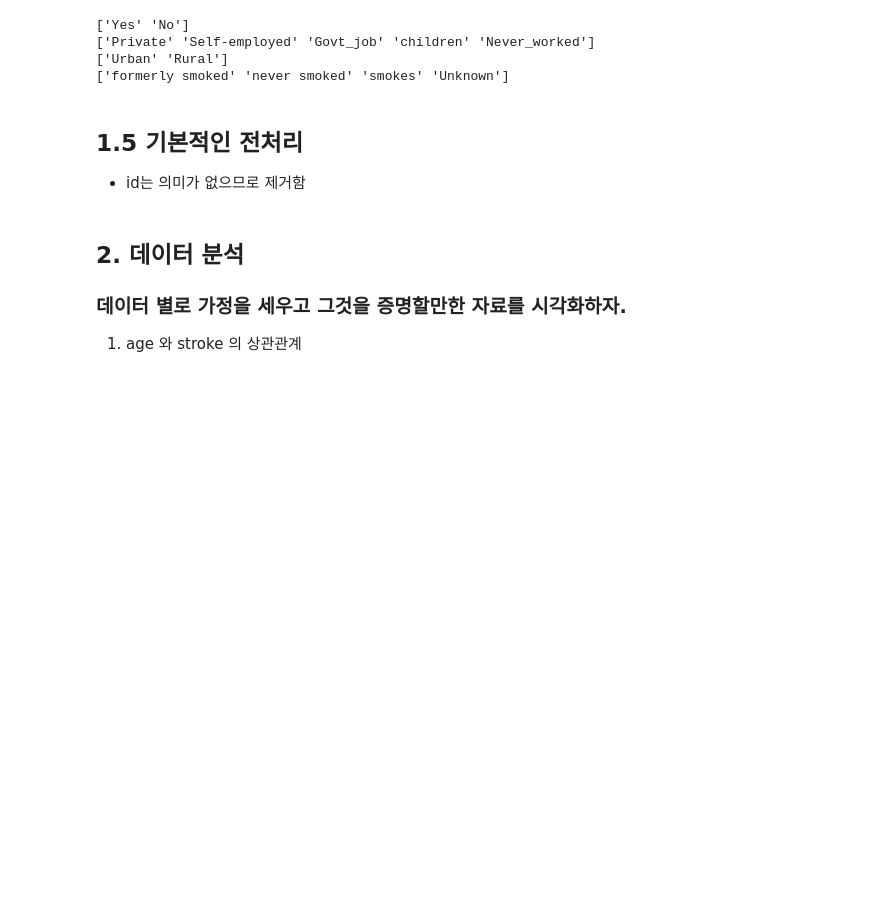
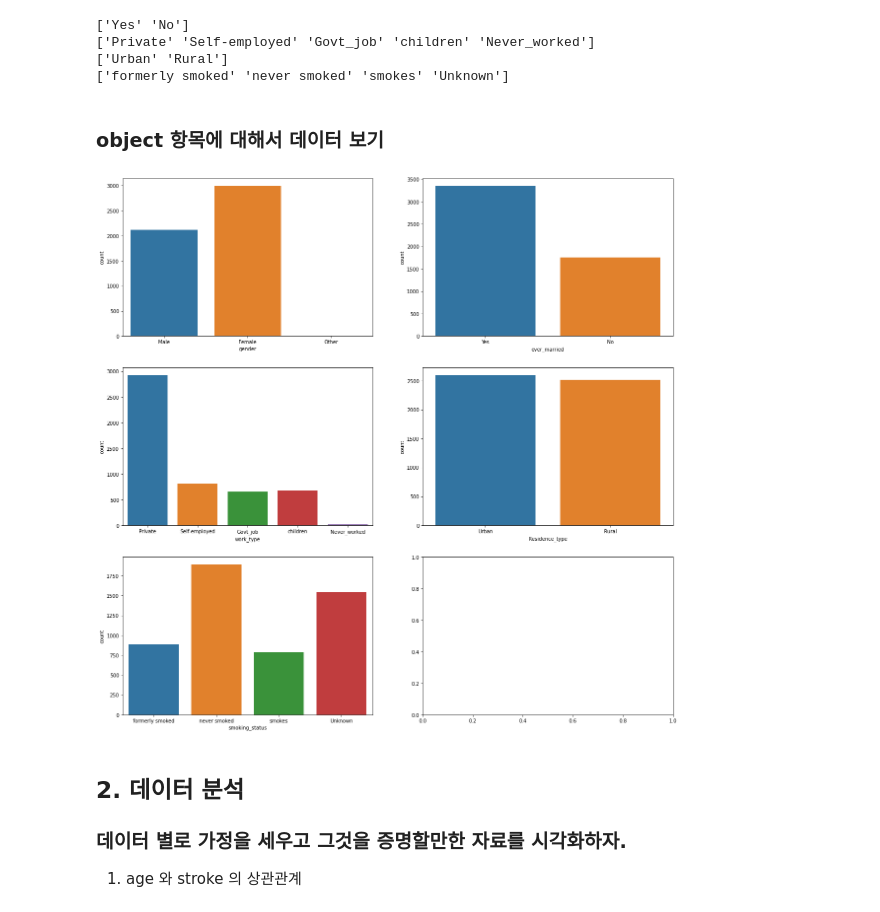
Before and after one commit to KyubumShin/myEDA, a Jupyter notebook: stroke/Stroke EDA.ipynb, the cells around one changed output. Cells and saved outputs as stored; diff of their text form; code cells hidden in the pictures; blank space fills up the shorter version.

Commit message:
EDA update
Stroke

```diff
--- a/stroke/Stroke EDA.ipynb
+++ b/stroke/Stroke EDA.ipynb
@@ -11,3 +16,7 @@ stroke = pd.read_csv("./healthcare-dataset-stroke-data.csv")
+# %%
+stroke.drop(columns="id", inplace=True)
+stroke_num = stroke[["age", "hypertension", "heart_disease", "avg_glucose_level", "bmi", "stroke"]]
+stroke_cat = stroke[["gender","ever_married", "work_type", "Residence_type", "smoking_status", "stroke"]]
 # %% [markdown]
 ## 1. 데이터 확인
 
@@ -94,7 +89,3 @@ print(stroke.smoking_status.unique())
 ['Private' 'Self-employed' 'Govt_job' 'children' 'Never_worked']
 ['Urban' 'Rural']
 ['formerly smoked' 'never smoked' 'smokes' 'Unknown']
-# %% [markdown]
-## 1.5 기본적인 전처리
-
-* id는 의미가 없으므로 제거함
@@ -103,3 +92,15 @@ stroke.drop(columns="id", inplace=True)
+# %% [markdown]
+### object 항목에 대해서 데이터 보기
+# %%
+fig, axes = plt.subplots(3,2, figsize = (20,20))
+sns.countplot(ax = axes[0,0], x = stroke_cat["gender"])
+sns.countplot(ax = axes[0,1], x = stroke_cat["ever_married"])
+sns.countplot(ax = axes[1,0], x = stroke_cat["work_type"])
+sns.countplot(ax = axes[1,1], x = stroke_cat["Residence_type"])
+sns.countplot(ax = axes[2,0], x = stroke_cat["smoking_status"])
+plt.show()
+# %% [output]
+[figure, added]
 # %% [markdown]
 ## 2. 데이터 분석
 ### 데이터 별로 가정을 세우고 그것을 증명할만한 자료를 시각화하자.
```
Also changed, not shown: parts of 13 cells of this notebook.
